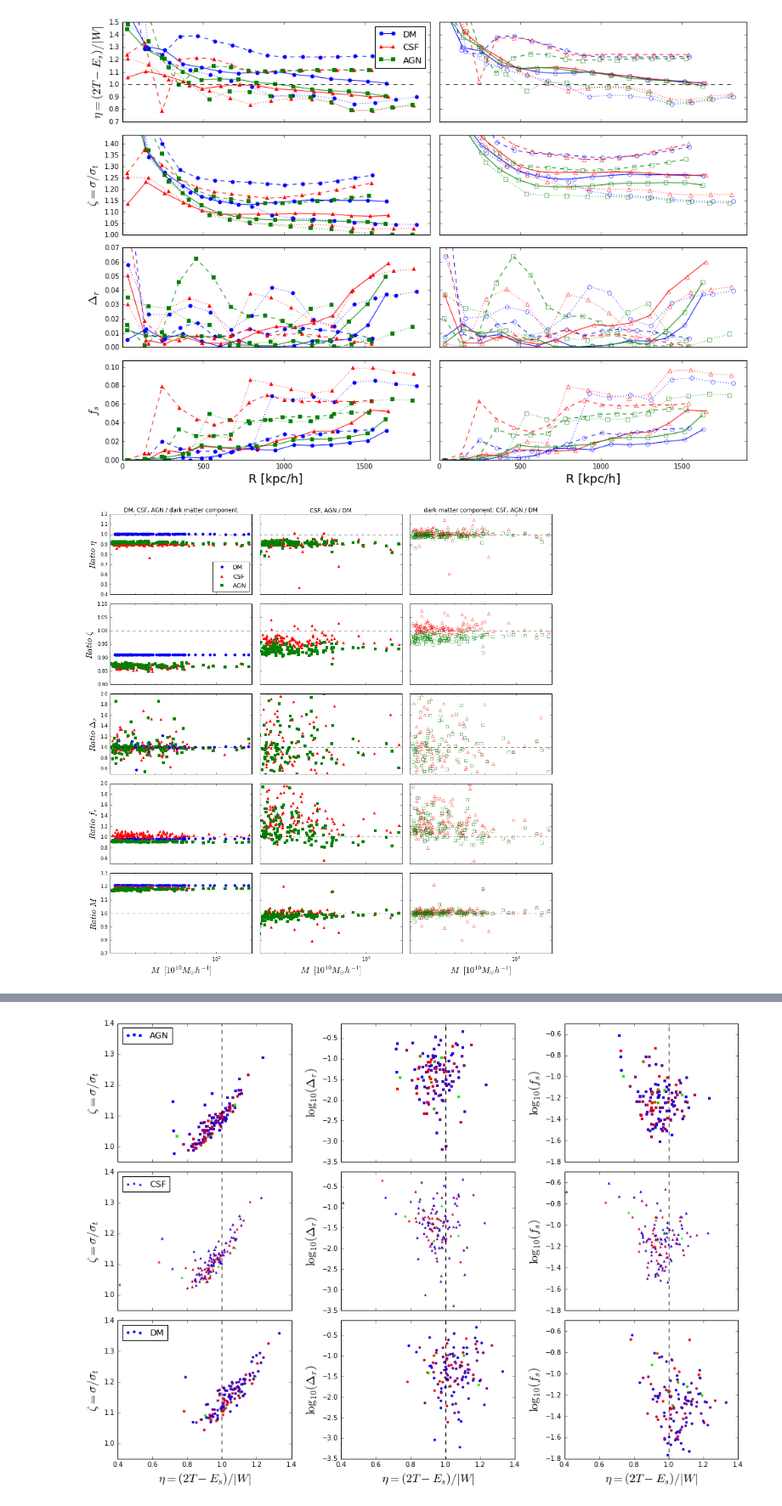
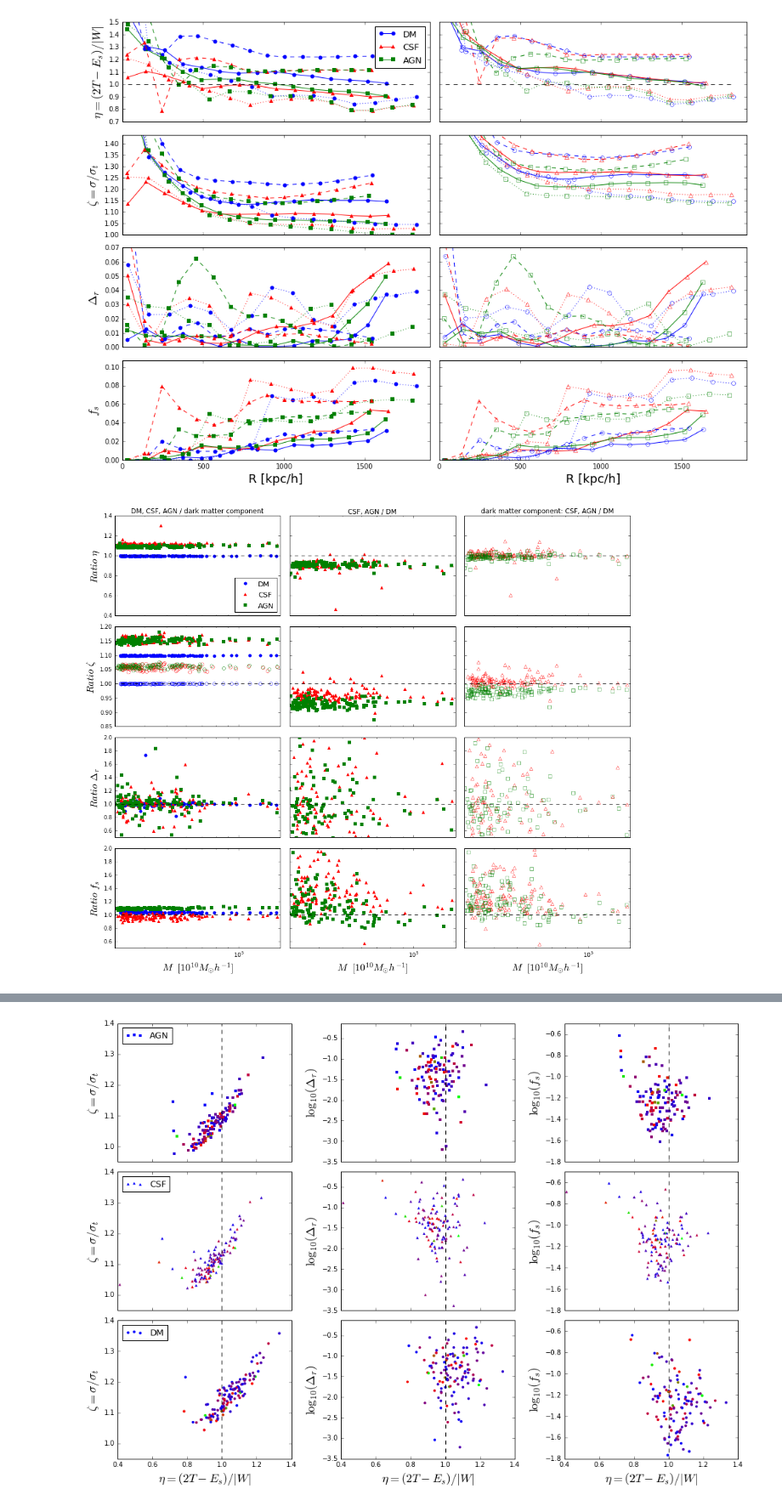
Before and after one commit to ilaudy/notebook, a Jupyter notebook: radiual-profile.ipynb, the cells around one changed output, grey strips where cells are left out. Shown at 85% size. Drawn from its saved outputs; the diff is of its cells as text; code cells hidden in the pictures.

```diff
--- a/radiual-profile.ipynb
+++ b/radiual-profile.ipynb
@@ -144,8 +144,8 @@ f4.savefig('./plots/radial-profile.eps',dpi=250)
 # %% [output]
 [figure]
 # %%
-f5,axes=subplots(5, 3,sharex='all',sharey='row')
-f5.set(figwidth=14,figheight=14)
+f5,axes=subplots(4, 3,sharex='all',sharey='row')
+f5.set(figwidth=14,figheight=12)
 # for i in [0,6,8]:
 #     if i == 0:
 #         #dm_s=dm_0; cs_s=cs_0; ag_s=ag_0
@@ -158,9 +158,9 @@ f5.set(figwidth=14,figheight=14)
 #         lss='--'
 
 #     if i == 0:
-axes[0,0].plot(rdm[:,-1,6],eta_dm[:,-1]/eta_odm[:,-1], ls='none',marker='o',mec='none',mfc='b',label="DM") #\eta
-axes[0,0].plot(csf[:,-1,6],eta_cs[:,-1]/eta_ocs[:,-1], ls='none',marker='^',mec='none',mfc='r',label="CSF") #\eta
-axes[0,0].plot(agn[:,-1,6],eta_ag[:,-1]/eta_oag[:,-1], ls='none',marker='s',mec='none',mfc='g',label="AGN") #\eta
+axes[0,0].plot(rdm[:,-1,6],eta_odm[:,-1]/eta_dm[:,-1], ls='none',marker='o',mec='none',mfc='b',label="DM") #\eta
+axes[0,0].plot(csf[:,-1,6],eta_ocs[:,-1]/eta_cs[:,-1], ls='none',marker='^',mec='none',mfc='r',label="CSF") #\eta
+axes[0,0].plot(agn[:,-1,6],eta_oag[:,-1]/eta_ag[:,-1], ls='none',marker='s',mec='none',mfc='g',label="AGN") #\eta
 axes[0,1].plot(csf[:,-1,6],eta_cs[:,-1]/eta_dm[:,-1], ls='none',marker='^',mec='none',mfc='r',label="CSF") #\eta
 axes[0,1].plot(agn[:,-1,6],eta_ag[:,-1]/eta_dm[:,-1], ls='none',marker='s',mec='none',mfc='g',label="AGN") #\eta
 axes[0,2].plot(csf[:,-1,6],eta_ocs[:,-1]/eta_odm[:,-1], ls='none',marker='^',mec='r',mfc='none',label="CSF") #\eta
@@ -170,71 +170,77 @@ axes[0,2].plot(agn[:,-1,6],eta_oag[:,-1]/eta_odm[:,-1], ls='none',marker='s',mec
 # axes[0,0].plot(csf[i,:,0],eta_cs[i,:], c='r',marker='^',mec='none',mfc='r',ls=lss) #\eta
 # axes[0,0].plot(agn[i,:,0],eta_ag[i,:], c='g',marker='s',mec='none',mfc='g',ls=lss) #\eta
 
-axes[1,0].plot(rdm[:,-1,6],zeta_dm[:,-1]/zeta_odm[:,-1], ls='none',marker='o',mec='none',mfc='b',label="DM") #\zeta
-axes[1,0].plot(csf[:,-1,6],zeta_cs[:,-1]/zeta_ocs[:,-1], ls='none',marker='^',mec='none',mfc='r',label="CSF") #\zeta
-axes[1,0].plot(agn[:,-1,6],zeta_ag[:,-1]/zeta_oag[:,-1], ls='none',marker='s',mec='none',mfc='g',label="AGN") #\zeta
+axes[1,0].plot(rdm[:,-1,6],zeta_odm[:,-1]/zeta_dm[:,-1], ls='none',marker='o',mec='none',mfc='b',label="DM") #\zeta
+axes[1,0].plot(csf[:,-1,6],zeta_ocs[:,-1]/zeta_cs[:,-1], ls='none',marker='^',mec='none',mfc='r',label="CSF") #\zeta
+axes[1,0].plot(agn[:,-1,6],zeta_oag[:,-1]/zeta_ag[:,-1], ls='none',marker='s',mec='none',mfc='g',label="AGN") #\zeta
+axes[1,0].plot(rdm[:,-1,6],rdm[:,-1,27]/rdm[:,-1,26], ls='none',marker='o',mec='b',mfc='none',label="DM") #\zeta
+axes[1,0].plot(csf[:,-1,6],csf[:,-1,27]/csf[:,-1,26], ls='none',marker='o',mec='r',mfc='none',label="DM") #\zeta
+axes[1,0].plot(agn[:,-1,6],agn[:,-1,27]/agn[:,-1,26], ls='none',marker='o',mec='g',mfc='none',label="DM") #\zeta
 axes[1,1].plot(csf[:,-1,6],zeta_cs[:,-1]/zeta_dm[:,-1], ls='none',marker='^',mec='none',mfc='r',label="CSF") #\zeta
 axes[1,1].plot(agn[:,-1,6],zeta_ag[:,-1]/zeta_dm[:,-1], ls='none',marker='s',mec='none',mfc='g',label="AGN") #\zeta
 axes[1,2].plot(csf[:,-1,6],zeta_ocs[:,-1]/zeta_odm[:,-1], ls='none',marker='^',mec='r',mfc='none',label="CSF") #\zeta
 axes[1,2].plot(agn[:,-1,6],zeta_oag[:,-1]/zeta_odm[:,-1], ls='none',marker='s',mec='g',mfc='none',label="AGN") #\zeta
 
-axes[2,0].plot(rdm[:,-1,6],delta_dm[:,-1]/delta_odm[:,-1], ls='none',marker='o',mec='none',mfc='b',label="DM") #\eta
-axes[2,0].plot(csf[:,-1,6],delta_cs[:,-1]/delta_ocs[:,-1], ls='none',marker='^',mec='none',mfc='r',label="CSF") #\eta
-axes[2,0].plot(agn[:,-1,6],delta_ag[:,-1]/delta_oag[:,-1], ls='none',marker='s',mec='none',mfc='g',label="AGN") #\eta
+axes[2,0].plot(rdm[:,-1,6],delta_odm[:,-1]/delta_dm[:,-1], ls='none',marker='o',mec='none',mfc='b',label="DM") #\eta
+axes[2,0].plot(csf[:,-1,6],delta_ocs[:,-1]/delta_cs[:,-1], ls='none',marker='^',mec='none',mfc='r',label="CSF") #\eta
+axes[2,0].plot(agn[:,-1,6],delta_oag[:,-1]/delta_ag[:,-1], ls='none',marker='s',mec='none',mfc='g',label="AGN") #\eta
 axes[2,1].plot(csf[:,-1,6],delta_cs[:,-1]/delta_dm[:,-1], ls='none',marker='^',mec='none',mfc='r',label="CSF") #\eta
 axes[2,1].plot(agn[:,-1,6],delta_ag[:,-1]/delta_dm[:,-1], ls='none',marker='s',mec='none',mfc='g',label="AGN") #\eta
 axes[2,2].plot(csf[:,-1,6],delta_ocs[:,-1]/delta_odm[:,-1], ls='none',marker='^',mec='r',mfc='none',label="CSF") #\eta
 axes[2,2].plot(agn[:,-1,6],delta_oag[:,-1]/delta_odm[:,-1], ls='none',marker='s',mec='g',mfc='none',label="AGN") #\eta
 
-axes[3,0].plot(rdm[:,-1,6],fs_dm[:,-1]/fs_odm[:,-1], ls='none',marker='o',mec='none',mfc='b',label="DM") #\eta
-axes[3,0].plot(csf[:,-1,6],fs_cs[:,-1]/fs_ocs[:,-1], ls='none',marker='^',mec='none',mfc='r',label="CSF") #\eta
-axes[3,0].plot(agn[:,-1,6],fs_ag[:,-1]/fs_oag[:,-1], ls='none',marker='s',mec='none',mfc='g',label="AGN") #\eta
+axes[3,0].plot(rdm[:,-1,6],fs_odm[:,-1]/fs_dm[:,-1], ls='none',marker='o',mec='none',mfc='b',label="DM") #\eta
+axes[3,0].plot(csf[:,-1,6],fs_ocs[:,-1]/fs_cs[:,-1], ls='none',marker='^',mec='none',mfc='r',label="CSF") #\eta
+axes[3,0].plot(agn[:,-1,6],fs_oag[:,-1]/fs_ag[:,-1], ls='none',marker='s',mec='none',mfc='g',label="AGN") #\eta
+axes[3,0].plot(rdm[:,-1,6],rdm[:,-1,23]/rdm[:,-1,22], ls='none',marker='o',mec='b',mfc='none',label="DM") #\eta
+axes[3,0].plot(csf[:,-1,6],csf[:,-1,23]/csf[:,-1,22], ls='none',marker='^',mec='r',mfc='none',label="CSF") #\eta
+axes[3,0].plot(agn[:,-1,6],agn[:,-1,23]/agn[:,-1,22], ls='none',marker='s',mec='g',mfc='none',label="AGN") #\eta
 axes[3,1].plot(csf[:,-1,6],fs_cs[:,-1]/fs_dm[:,-1], ls='none',marker='^',mec='none',mfc='r',label="CSF") #\eta
 axes[3,1].plot(agn[:,-1,6],fs_ag[:,-1]/fs_dm[:,-1], ls='none',marker='s',mec='none',mfc='g',label="AGN") #\eta
 axes[3,2].plot(csf[:,-1,6],fs_ocs[:,-1]/fs_odm[:,-1], ls='none',marker='^',mec='r',mfc='none',label="CSF") #\eta
 axes[3,2].plot(agn[:,-1,6],fs_oag[:,-1]/fs_odm[:,-1], ls='none',marker='s',mec='g',mfc='none',label="AGN") #\eta
 
-axes[4,0].plot(rdm[:,-1,6],rdm[:,-1,6]/rdm[:,-1,7], ls='none',marker='o',mec='none',mfc='b',label="DM") #\eta
-axes[4,0].plot(csf[:,-1,6],csf[:,-1,6]/csf[:,-1,7], ls='none',marker='^',mec='none',mfc='r',label="CSF") #\eta
-axes[4,0].plot(agn[:,-1,6],agn[:,-1,6]/agn[:,-1,7], ls='none',marker='s',mec='none',mfc='g',label="AGN") #\eta
-axes[4,1].plot(csf[:,-1,6],csf[:,-1,6]/rdm[:,-1,6], ls='none',marker='^',mec='none',mfc='r',label="CSF") #\eta
-axes[4,1].plot(agn[:,-1,6],agn[:,-1,6]/rdm[:,-1,6], ls='none',marker='s',mec='none',mfc='g',label="AGN") #\eta
-axes[4,2].plot(csf[:,-1,6],csf[:,-1,7]/rdm[:,-1,7], ls='none',marker='^',mec='r',mfc='none',label="CSF") #\eta
-axes[4,2].plot(agn[:,-1,6],agn[:,-1,7]/rdm[:,-1,7], ls='none',marker='s',mec='g',mfc='none',label="AGN") #\eta
+# axes[4,0].plot(rdm[:,-1,6],rdm[:,-1,6]/rdm[:,-1,7], ls='none',marker='o',mec='none',mfc='b',label="DM") #\eta
+# axes[4,0].plot(csf[:,-1,6],csf[:,-1,6]/csf[:,-1,7], ls='none',marker='^',mec='none',mfc='r',label="CSF") #\eta
+# axes[4,0].plot(agn[:,-1,6],agn[:,-1,6]/agn[:,-1,7], ls='none',marker='s',mec='none',mfc='g',label="AGN") #\eta
+# axes[4,1].plot(csf[:,-1,6],csf[:,-1,6]/rdm[:,-1,6], ls='none',marker='^',mec='none',mfc='r',label="CSF") #\eta
+# axes[4,1].plot(agn[:,-1,6],agn[:,-1,6]/rdm[:,-1,6], ls='none',marker='s',mec='none',mfc='g',label="AGN") #\eta
+# axes[4,2].plot(csf[:,-1,6],csf[:,-1,7]/rdm[:,-1,7], ls='none',marker='^',mec='r',mfc='none',label="CSF") #\eta
+# axes[4,2].plot(agn[:,-1,6],agn[:,-1,7]/rdm[:,-1,7], ls='none',marker='s',mec='g',mfc='none',label="AGN") #\eta
 #     ax1.plot(cs_s[:,1],(cs_s[:,2]+cs_s[:,3]-cs_s[:,5]-cs_s[:,6])/-cs_s[:,4],'r',ls=lss,label="CSF")
 #     ax1.plot(ag_s[:,1],(ag_s[:,2]+ag_s[:,3]-ag_s[:,5]-ag_s[:,6])/-ag_s[:,4],'g',ls=lss,label="AGN")
 #     ax2.plot(dm_s[:,1],dm_s[:,-3]/dm_s[:,1],'b',ls=lss,label="DM") #\Delta_r
 #     ax2.plot(cs_s[:,1],cs_s[:,-3]/cs_s[:,1],'r',ls=lss,label="CSF")
 #     ax2.plot(ag_s[:,1],ag_s[:,-3]/ag_s[:,1],'g',ls=lss,label="AGN")
 #     ax3.plot(dm_s[:,1],dm_s[:,-2],'b',ls=lss,label="DM") #fs
 #     ax3.plot(cs_s[:,1],cs_s[:,-2],'r',ls=lss,label="CSF")
 #     ax3.plot(ag_s[:,1],ag_s[:,-2],'g',ls=lss,label="AGN")
 
 ##[ax.set_ylim(0.7,1.75) for ax in [ax11,ax21]]
-[ax.plot(ax.get_xlim(),[1,1],'k--') for ax in axes.reshape(15)]
+[ax.plot(ax.get_xlim(),[1,1],'k--') for ax in axes.reshape(12)]
 # # ax1.plot([dm_s[0,1], dm_s[-1,1]], [1,1], 'k--')
 # axes[0,0].set_ylim(0.7,1.5)
 # axes[1,0].set_ylim(1.02,1.44)
 axes[2,0].set_ylim(.5,2.)
 axes[3,0].set_ylim(.5,2.)
 axes[3,0].set_xlim(30000,150000)
 
 l=axes[0,0].legend(loc=4,fontsize=13,numpoints=1)
 l.set_zorder(-2)
 axes[0,0].set_title("DM, CSF, AGN / dark matter component")
 axes[0,1].set_title("CSF, AGN / DM")
 axes[0,2].set_title("dark matter component: CSF, AGN / DM")
 axes[0,0].set_xscale('log')
 axes[0,0].set_ylabel(r"$Ratio \ {\eta}$",fontsize=18)
 axes[1,0].set_ylabel(r"$Ratio \ {\zeta}$",fontsize=18)
 axes[2,0].set_ylabel(r"$Ratio \ {\Delta_r}$",fontsize=18)
 axes[3,0].set_ylabel(r"$Ratio \ {f_s}$",fontsize=18)
-axes[4,0].set_ylabel(r"$Ratio \ M$",fontsize=18)
-axes[4,0].set_xlabel(r"$M \ \ [10^{10} M_{\odot} h^{-1}]$",fontsize=18)
-axes[4,1].set_xlabel(r"$M \ \ [10^{10} M_{\odot} h^{-1}]$",fontsize=18)
-axes[4,2].set_xlabel(r"$M \ \ [10^{10} M_{\odot} h^{-1}]$",fontsize=18)
+#axes[3,0].set_ylabel(r"$Ratio \ M$",fontsize=18)
+axes[3,0].set_xlabel(r"$M \ \ [10^{10} M_{\odot} h^{-1}]$",fontsize=18)
+axes[3,1].set_xlabel(r"$M \ \ [10^{10} M_{\odot} h^{-1}]$",fontsize=18)
+axes[3,2].set_xlabel(r"$M \ \ [10^{10} M_{\odot} h^{-1}]$",fontsize=18)
 #axes[3].set_xlabel("R [kpc/h]",fontsize=18)
 f5.tight_layout()
 f5.savefig('./plots/BE.eps',dpi=250)
 # %% [output]
-[figure, old version]
+[figure, new version]
```
Also changed, not shown: parts of 1 cell of this notebook.
